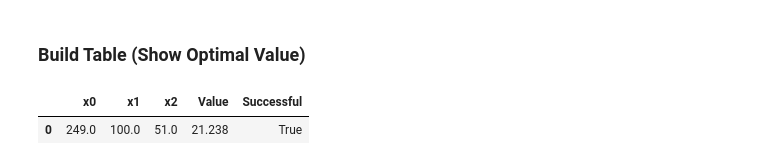
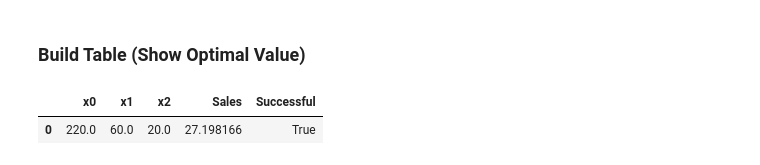
Before and after one commit to anthonymelson/portfolio, a Jupyter notebook: PredictThenOptimizeLinReg.ipynb, the cells around one changed output. Cells and saved outputs as stored; diff of their text form; code cells hidden in the pictures.

```diff
--- a/PredictThenOptimizeLinReg.ipynb
+++ b/PredictThenOptimizeLinReg.ipynb
@@ -280,0 +266,8 @@ objective([5,5,5,5,5,5])
+# %%
+def objective(x):
+    x0 = x[0] #TV
+    x1 = x[1] #radio
+    x2 = x[0] #newspaper : this is necessary despite it not being a significant feature, as we may have constraints that force us to keep spending (i.e. a contract)
+    sol = -((((x[0]*TV) + (x[1]*radio) + (x[2]*0) + ((x[0]*x[1])*TV_radio) + (x[0]*x[0])*TV_TV)) + constant)
+    return sol
+objective([300,200,0])
@@ -281,6 +280,6 @@ objective([5,5,5,5,5,5])
 # %%
 def constraint1(x):
-    con = x[0] + x[1] + x[2] - 400
+    con = x[0] + x[1] + x[2] - 300
     return con
 
 con1 = {'type': 'eq', 'fun': constraint1}
@@ -294,0 +288,2 @@ bnds = [(50, 260), (50, 100), (0, 51),(50, 100), (50, 100), (0, 51)]
+# %%
+x0 = np.array([100, 30, 30])
@@ -295,3 +296,5 @@ bnds = [(50, 260), (50, 100), (0, 51),(50, 100), (50, 100), (0, 51)]
+# %%
+bnds = [(50, 260), (20, 60), (20, 60)]
 # %% [markdown]
 ### Minimize Function
 # %%
@@ -310,9 +313,9 @@ print(res)
 # %% [markdown]
 ### Build Table (Show Optimal Value)
 # %%
-optimal = [[res.x[0], res.x[1], res.x[2], -res.fun, res.success]]
-opt_table = pd.DataFrame(optimal, columns=['x0', 'x1', 'x2', 'Value', 'Successful'])
+optimal = [[res.x[0].round(2), res.x[1].round(2), res.x[2].round(2), res.fun*-1, res.success]]
+opt_table = pd.DataFrame(optimal, columns=['x0', 'x1', 'x2', 'Sales', 'Successful'])
 opt_table
 # %% [output]
-|  | x0 | x1 | x2 | Value | Successful |
-| 0 | 249.0 | 100.0 | 51.0 | 21.238 | True |
+|  | x0 | x1 | x2 | Sales | Successful |
+| 0 | 220.0 | 60.0 | 20.0 | 27.198166 | True |
```
Also changed, not shown: parts of 23 cells of this notebook.
